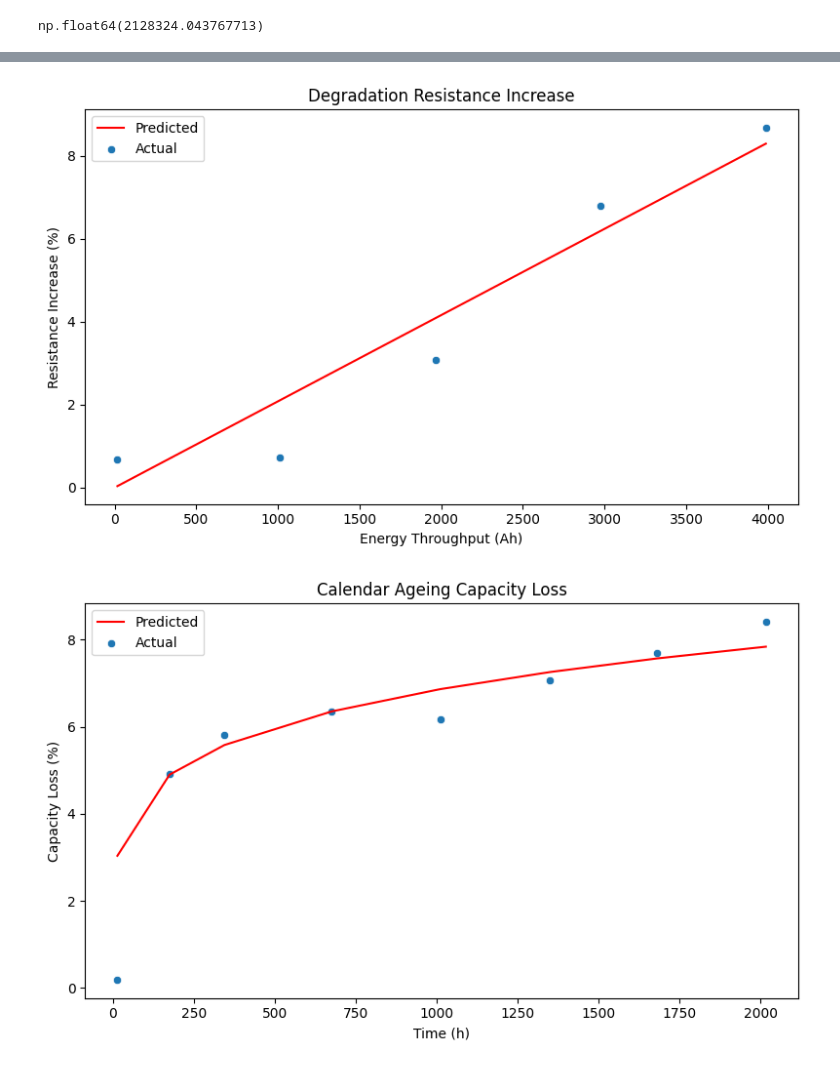
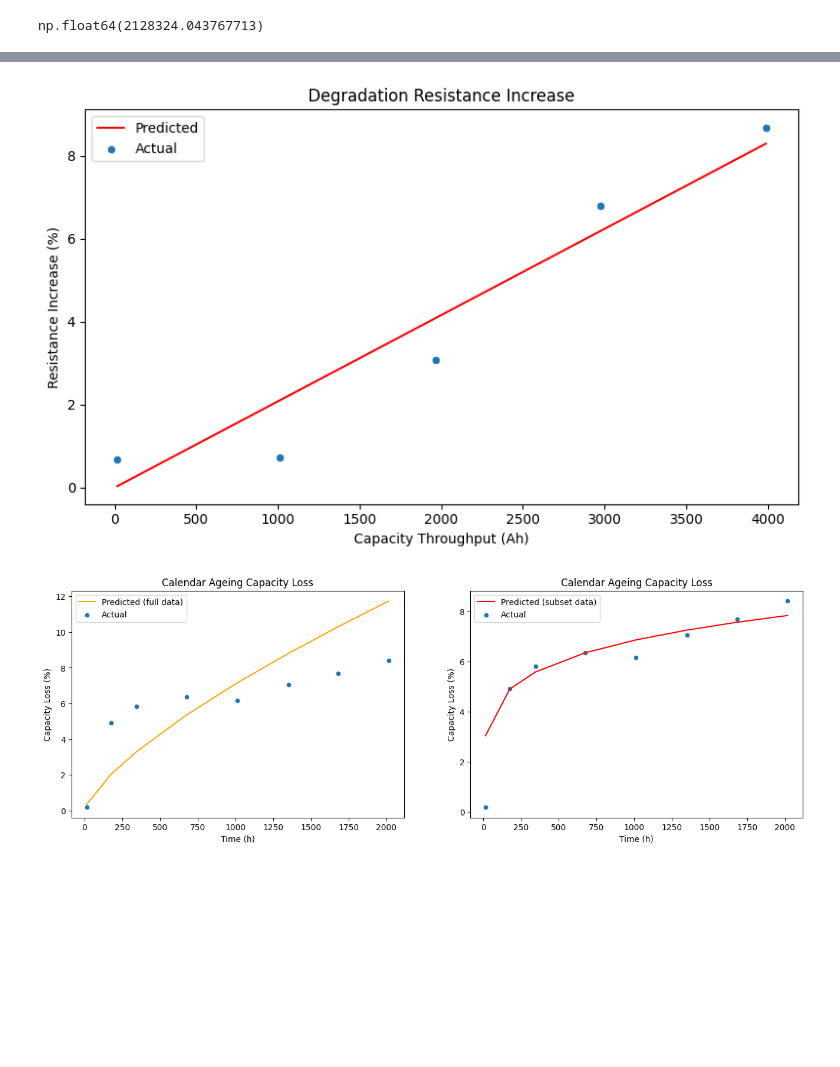
Before and after one commit to m1pan/FCTT, a Jupyter notebook: degradation.ipynb, the cells around one changed output, grey strips where cells are left out. Drawn from its saved outputs; the diff is of its cells as text; code cells hidden in the pictures; blank space fills up the shorter version.

```diff
--- a/degradation.ipynb
+++ b/degradation.ipynb
@@ -69,16 +67,10 @@ $K_{res} = avg(ln(R_{inc cycling}) - ln(Ah))$
 # %%
-deg_resistance['Energy Throughput (Ah)'] = (deg_resistance['Cycle'] * NOM_CAPACITY * 2)
-thrpt = deg_resistance['Energy Throughput (Ah)']
+deg_resistance['Capacity Throughput (Ah)'] = (deg_resistance['Cycle'] * NOM_CAPACITY * 2)
+thrpt = deg_resistance['Capacity Throughput (Ah)']
 res_increase = deg_resistance['Resistance %']
 model_res = LinearRegression(fit_intercept=False).fit(thrpt.values.reshape(-1,1), res_increase.values.reshape(-1,1))
 K_res = model_res.coef_[0][0]
-# za_res = model_res.coef_[0]
 print(f"K_res: {K_res}")
-
-# ln_res_increase = np.log(res_increase)
-# ln_Ah_res = np.log(thrpt)
-# K_res = np.mean(ln_res_increase - ln_Ah_res)
-# K_res
 # %% [output]
 K_res: 0.0020808729889648285
 # %% [markdown]
@@ -94,3 +86,10 @@ np.float64(665583.5720175531)
 # %% [markdown]
 $$ ln(S_{loss calendar}) = ln(b_c) - \frac{E_{AC}}{RT} + z_b ln(time)) $$
 let $K_{cal cap} = ln(b_c) - \frac{E_{AC}}{RT}$
+# %%
+ln_s_cal_full = np.log(cal_capacity['Capacity loss %'])
+ln_time_cal_full = np.log(cal_capacity['Time(h)'])
+model_cal_old = LinearRegression().fit(ln_time_cal_full.values.reshape(-1,1), ln_s_cal_full)
+K_cal_cap_full = model_cal_old.intercept_
+zb_full = model_cal_old.coef_[0]
+print(f"K_cal_cap: {K_cal_cap_full}, zb: {zb_full}")
@@ -107,4 +108,7 @@ K_cal_cap: 0.594202125184873, zb: 0.1924850191857364
 T = 60 + 273.15 #K
 b_c = np.exp(K_cal_cap + E_ac / (R * T))
 b_c
+
+b_c_full = np.exp(K_cal_cap_full + E_ac / (R * T))
+b_c_full
 # %% [output]
@@ -155,37 +155,62 @@ def resistance_increase_cal_pred(time, temp, b_r=b_r):
     T = temp + 273.15 #K
     return b_r * np.exp(-E_ar / (R * T)) * time
 # %%
-cap_loss_45 = capacity_loss_cycle_pred(deg_capacity['Energy Throughput (Ah)'], 45)
-res_increase_45 = resistance_increase_cycle_pred(deg_resistance['Energy Throughput (Ah)'], 45)
+cap_loss_45 = capacity_loss_cycle_pred(deg_capacity['Capacity Throughput (Ah)'], 45)
+res_increase_45 = resistance_increase_cycle_pred(deg_resistance['Capacity Throughput (Ah)'], 45)
 cap_loss_60 = capacity_loss_cal_pred(cal_capacity['Time(h)'], 60)
 res_increase_60 = resistance_increase_cal_pred(cal_resistance['Time(h)'], 60)
 
+cap_loss_60_full = capacity_loss_cal_pred(cal_capacity['Time(h)'], 60, b_c_full, zb_full)
+
 # plot each result in its own figure
 plt.figure(figsize=(8, 5))
-sns.lineplot(x=deg_capacity['Energy Throughput (Ah)'], y=cap_loss_45, label='Predicted', color='red')
-sns.scatterplot(data=deg_capacity, x='Energy Throughput (Ah)', y='Capacity loss', label='Actual')
+sns.lineplot(x=deg_capacity['Capacity Throughput (Ah)'], y=cap_loss_45, label='Predicted', color='red')
+sns.scatterplot(data=deg_capacity, x='Capacity Throughput (Ah)', y='Capacity loss', label='Actual')
 plt.title('Degradation Capacity Loss')
-plt.xlabel('Energy Throughput (Ah)')
+plt.xlabel('Capacity Throughput (Ah)')
 plt.ylabel('Capacity Loss (%)')
 plt.tight_layout()
 plt.show()
 
 plt.figure(figsize=(8, 5))
-sns.lineplot(x=deg_resistance['Energy Throughput (Ah)'], y=res_increase_45, label='Predicted', color='red')
-sns.scatterplot(data=deg_resistance, x='Energy Throughput (Ah)', y='Resistance %', label='Actual')
+sns.lineplot(x=deg_resistance['Capacity Throughput (Ah)'], y=res_increase_45, label='Predicted', color='red')
+sns.scatterplot(data=deg_resistance, x='Capacity Throughput (Ah)', y='Resistance %', label='Actual')
 plt.title('Degradation Resistance Increase')
-plt.xlabel('Energy Throughput (Ah)')
+plt.xlabel('Capacity Throughput (Ah)')
 plt.ylabel('Resistance Increase (%)')
 plt.tight_layout()
 plt.show()
 
-plt.figure(figsize=(8, 5))
-sns.lineplot(x=cal_capacity['Time(h)'], y=cap_loss_60, label='Predicted', color='red')
-sns.scatterplot(data=cal_capacity, x='Time(h)', y='Capacity loss %', label='Actual')
-plt.title('Calendar Ageing Capacity Loss')
-plt.xlabel('Time (h)')
-plt.ylabel('Capacity Loss (%)')
-plt.tight_layout()
+# plt.figure(figsize=(8, 5))
+# sns.lineplot(x=cal_capacity['Time(h)'], y=cap_loss_60_full, label='Predicted (full data)', color='blue')
+# sns.lineplot(x=cal_capacity['Time(h)'], y=cap_loss_60, label='Predicted (subset data)', color='red')
+# sns.scatterplot(data=cal_capacity, x='Time(h)', y='Capacity loss %', label='Actual')
+# plt.title('Calendar Ageing Capacity Loss')
+# plt.xlabel('Time (h)')
+# plt.ylabel('Capacity Loss (%)')
+# plt.tight_layout()
+# plt.show()
+
+# plt.figure(figsize=(8, 5))
+# sns.lineplot(x=cal_capacity['Time(h)'], y=cap_loss_60, label='Predicted', color='red')
+# sns.scatterplot(data=cal_capacity, x='Time(h)', y='Capacity loss %', label='Actual')
+# plt.title('Calendar Ageing Capacity Loss')
+# plt.xlabel('Time (h)')
+# plt.ylabel('Capacity Loss (%)')
+# plt.tight_layout()
+# plt.show()
+
+fig, axs = plt.subplots(1, 2, figsize=(16, 5))
+sns.lineplot(x=cal_capacity['Time(h)'], y=cap_loss_60_full, label='Predicted (full data)', color='orange', ax=axs[0])
+sns.lineplot(x=cal_capacity['Time(h)'], y=cap_loss_60, label='Predicted (subset data)', color='red', ax=axs[1])
+sns.scatterplot(data=cal_capacity, x='Time(h)', y='Capacity loss %', label='Actual', ax=axs[0])
+sns.scatterplot(data=cal_capacity, x='Time(h)', y='Capacity loss %', label='Actual', ax=axs[1])
+axs[0].set_title('Calendar Ageing Capacity Loss')
+axs[0].set_xlabel('Time (h)')
+axs[0].set_ylabel('Capacity Loss (%)')
+axs[1].set_title('Calendar Ageing Capacity Loss')
+axs[1].set_xlabel('Time (h)')
+axs[1].set_ylabel('Capacity Loss (%)')
 plt.show()
 
 plt.figure(figsize=(8, 5))
@@ -201,5 +226,5 @@ plt.show()
-[figure, old version]
+[figure, new version]
-[figure, old version]
+[figure, new version]
 [figure]
 # %%
 temp_range = np.arange(10,61,10)
```
Also changed, not shown: parts of 14 cells of this notebook.
